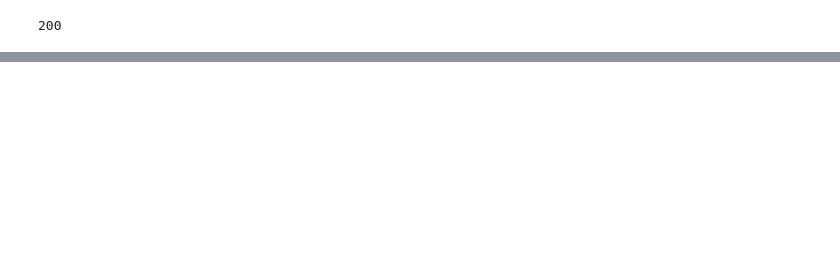
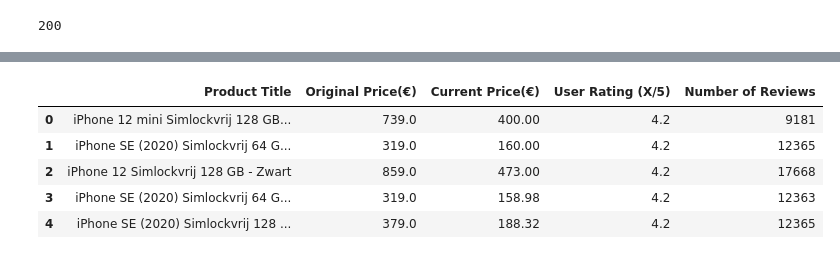
Before and after one commit to Pandey0809/BlackMarket_WebScrapping-, a Jupyter notebook: webscrap.ipynb, the cells around one changed output, grey strips where cells are left out. Drawn from its saved outputs; the diff is of its cells as text; code cells hidden in the pictures; blank space fills up the shorter version.

```diff
--- a/webscrap.ipynb
+++ b/webscrap.ipynb
@@ -141,0 +203,10 @@ if __name__ == '__main__':
+# %%
+# top 10 values
+df.head()
+# %% [output]
+|  | Product Title | Original Price(€) | Current Price(€) | User Rating (X/5) | Number of Reviews |
+| 0 | iPhone 12 mini Simlockvrij 128 GB... | 739.0 | 400.00 | 4.2 | 9181 |
+| 1 | iPhone SE (2020) Simlockvrij 64 G... | 319.0 | 160.00 | 4.2 | 12365 |
+| 2 | iPhone 12 Simlockvrij 128 GB - Zwart | 859.0 | 473.00 | 4.2 | 17668 |
+| 3 | iPhone SE (2020) Simlockvrij 64 G... | 319.0 | 158.98 | 4.2 | 12363 |
+| 4 | iPhone SE (2020) Simlockvrij 128 ... | 379.0 | 188.32 | 4.2 | 12365 |
```
Also changed, not shown: parts of 11 cells of this notebook.
